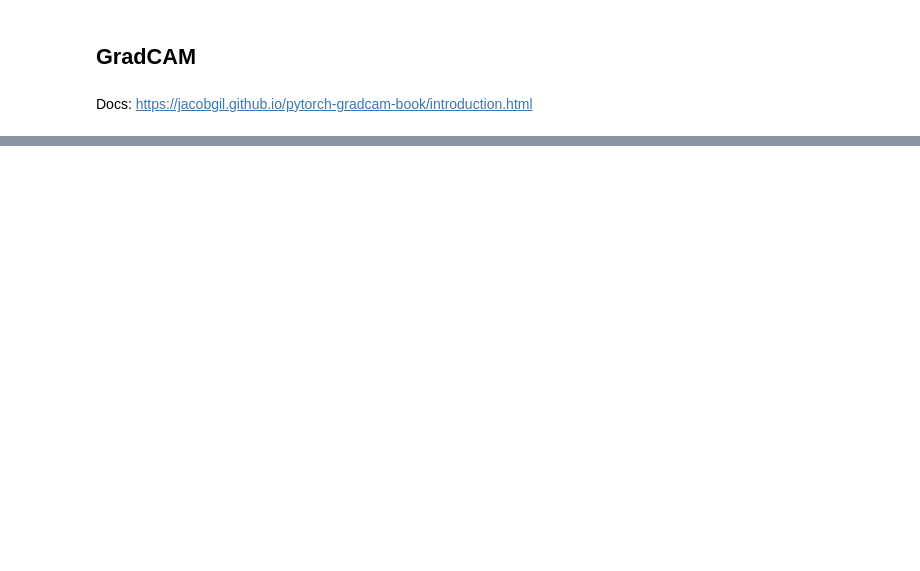
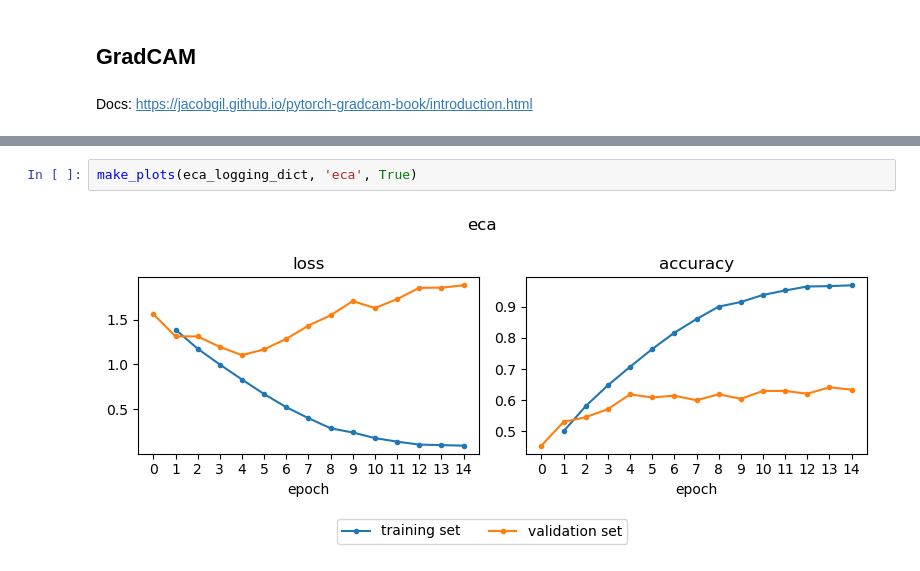
Before and after one commit to MNetanel/dl_project_cnn_attention, a Jupyter notebook: deep-course-project.ipynb, the cells around one changed output, grey strips where cells are left out. Drawn from its saved outputs; the diff is of its cells as text; blank space fills up the shorter version.

```diff
--- a/deep-course-project.ipynb
+++ b/deep-course-project.ipynb
@@ -338,0 +362,4 @@ show_activations(model=resnet_best_model, img=img, label=None, target_layers=[re
+# %%
+make_plots(eca_logging_dict, 'eca', True)
+# %% [output]
+[figure, added]
```
Also changed, not shown: parts of 21 cells of this notebook.
